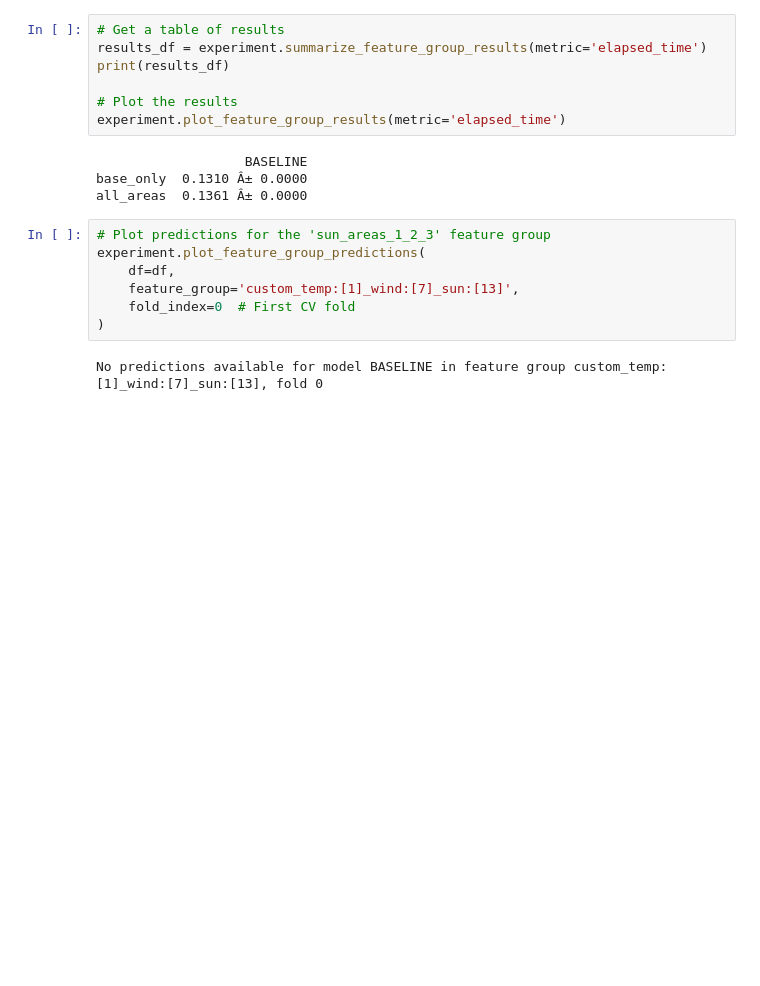
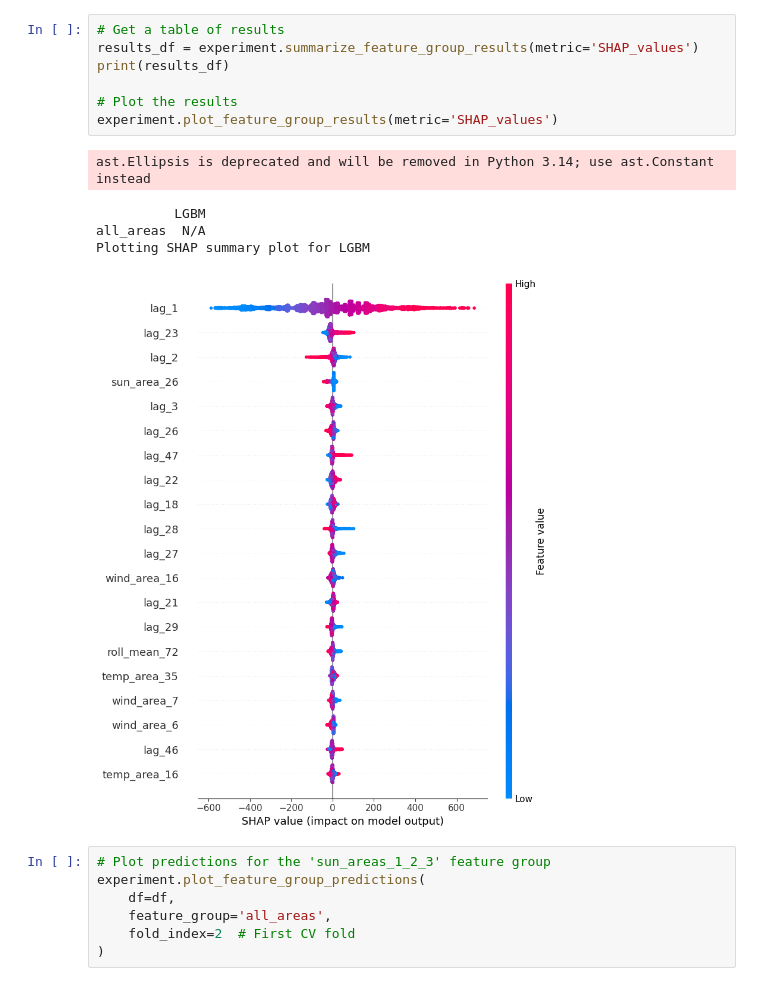
Before and after one commit to CKCordes/FEPCEU, a Jupyter notebook: notebooks/feature_selection_test.ipynb, the cells around one changed output. Saved outputs shown, nothing was run; the diff lists cells and outputs as text; blank space fills up the shorter version.

```diff
--- a/notebooks/feature_selection_test.ipynb
+++ b/notebooks/feature_selection_test.ipynb
@@ -78,20 +120,20 @@ feature group cv results:
 # %%
 # Get a table of results
-results_df = experiment.summarize_feature_group_results(metric='elapsed_time')
+results_df = experiment.summarize_feature_group_results(metric='SHAP_values')
 print(results_df)
 
 # Plot the results
-experiment.plot_feature_group_results(metric='elapsed_time')
+experiment.plot_feature_group_results(metric='SHAP_values')
 # %% [output]
-                   BASELINE
-base_only  0.1310 Â± 0.0000
-all_areas  0.1361 Â± 0.0000
+ast.Ellipsis is deprecated and will be removed in Python 3.14; use ast.Constant instead
+          LGBM
+all_areas  N/A
+Plotting SHAP summary plot for LGBM
+[figure, added]
 # %%
 # Plot predictions for the 'sun_areas_1_2_3' feature group
 experiment.plot_feature_group_predictions(
     df=df,
-    feature_group='custom_temp:[1]_wind:[7]_sun:[13]',
-    fold_index=0  # First CV fold
+    feature_group='all_areas',
+    fold_index=2  # First CV fold
 )
-# %% [output]
-No predictions available for model BASELINE in feature group custom_temp:[1]_wind:[7]_sun:[13], fold 0
```
Also changed, not shown: parts of 7 cells of this notebook.
